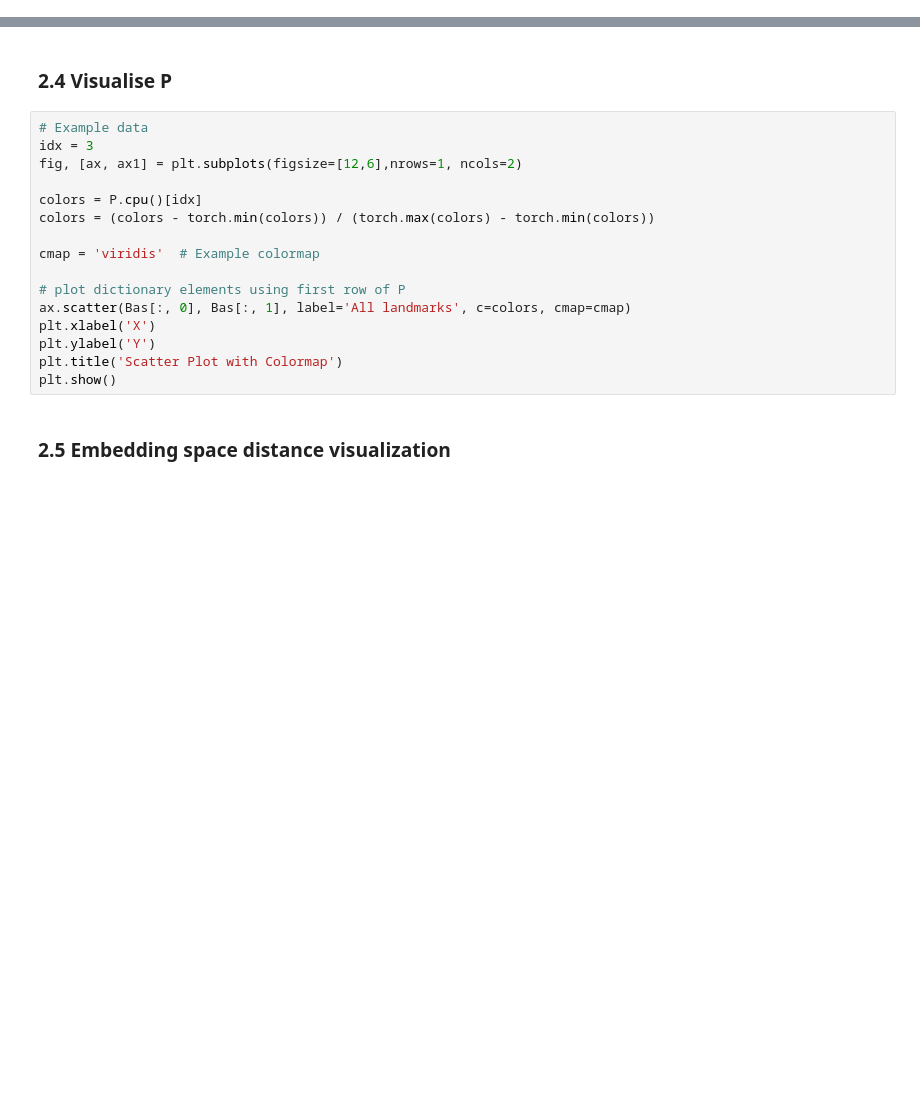
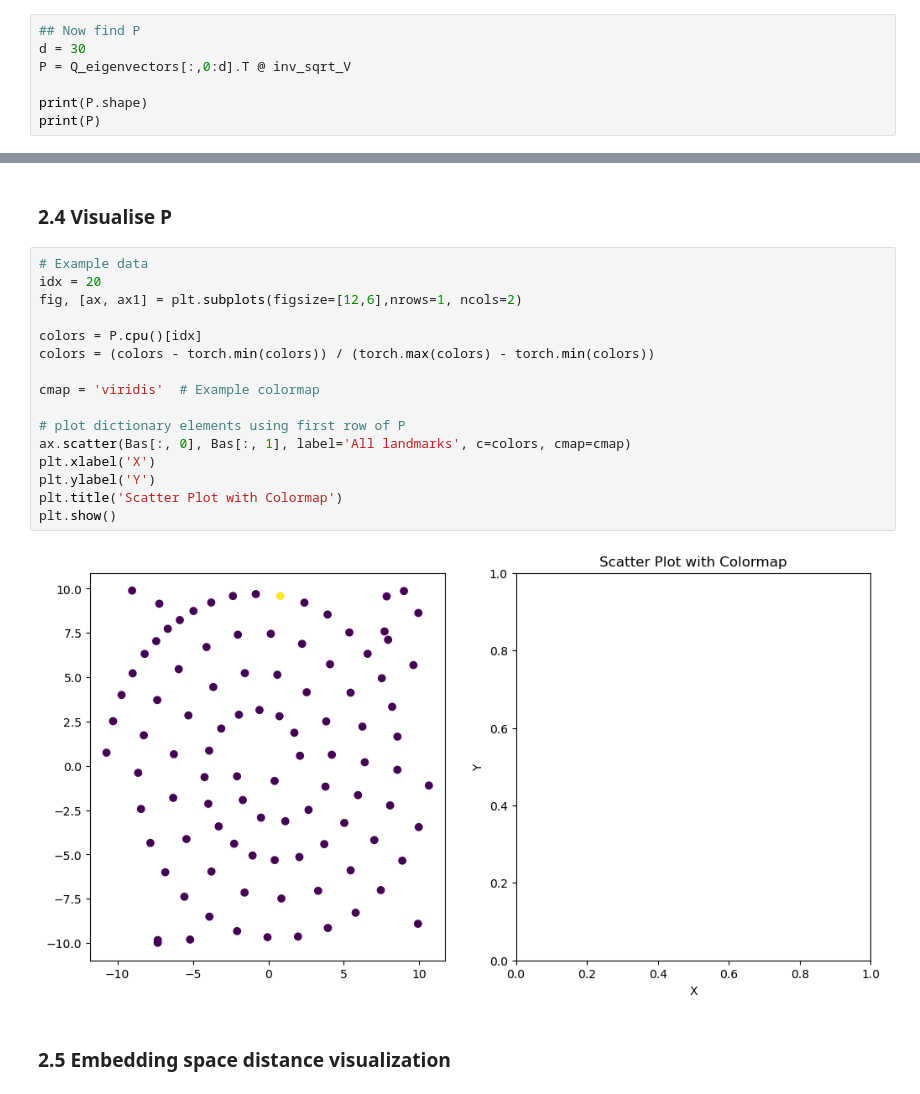
Before and after one commit to derek1909/SignalSpace-WarmUp, a Jupyter notebook: warmup.ipynb, the cells around one changed output, grey strips where cells are left out. Drawn from its saved outputs; the diff is of its cells as text; blank space fills up the shorter version.

```diff
--- a/warmup.ipynb
+++ b/warmup.ipynb
@@ -358,0 +329,7 @@ print(P)
+# %%
+## Now find P
+d = 30
+P = Q_eigenvectors[:,0:d].T @ inv_sqrt_V
+
+print(P.shape)
+print(P)
@@ -360,20 +347,22 @@ print(P)
 ### 2.4 Visualise P
 # %%
 # Example data
-idx = 3
+idx = 20
 fig, [ax, ax1] = plt.subplots(figsize=[12,6],nrows=1, ncols=2)
 
 colors = P.cpu()[idx]
 colors = (colors - torch.min(colors)) / (torch.max(colors) - torch.min(colors))
 
 cmap = 'viridis'  # Example colormap
 
 # plot dictionary elements using first row of P
 ax.scatter(Bas[:, 0], Bas[:, 1], label='All landmarks', c=colors, cmap=cmap)
 plt.xlabel('X')
 plt.ylabel('Y')
 plt.title('Scatter Plot with Colormap')
 plt.show()
+# %% [output]
+[figure, added]
 # %% [markdown]
 ### 2.5 Embedding space distance visualization
 # %%
```
Also changed, not shown: parts of 14 cells of this notebook.
